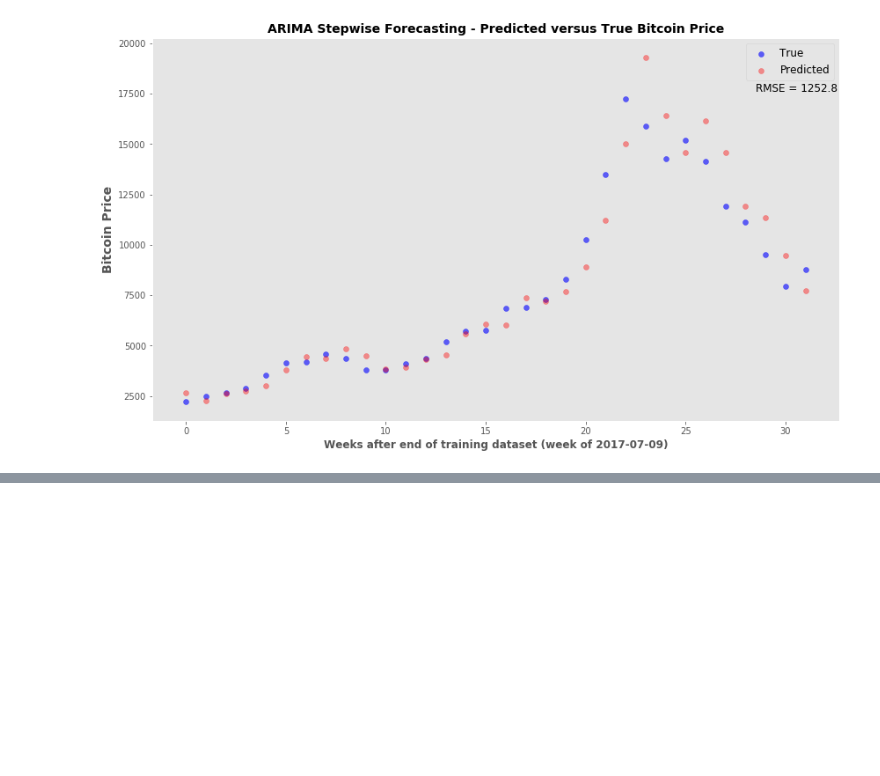
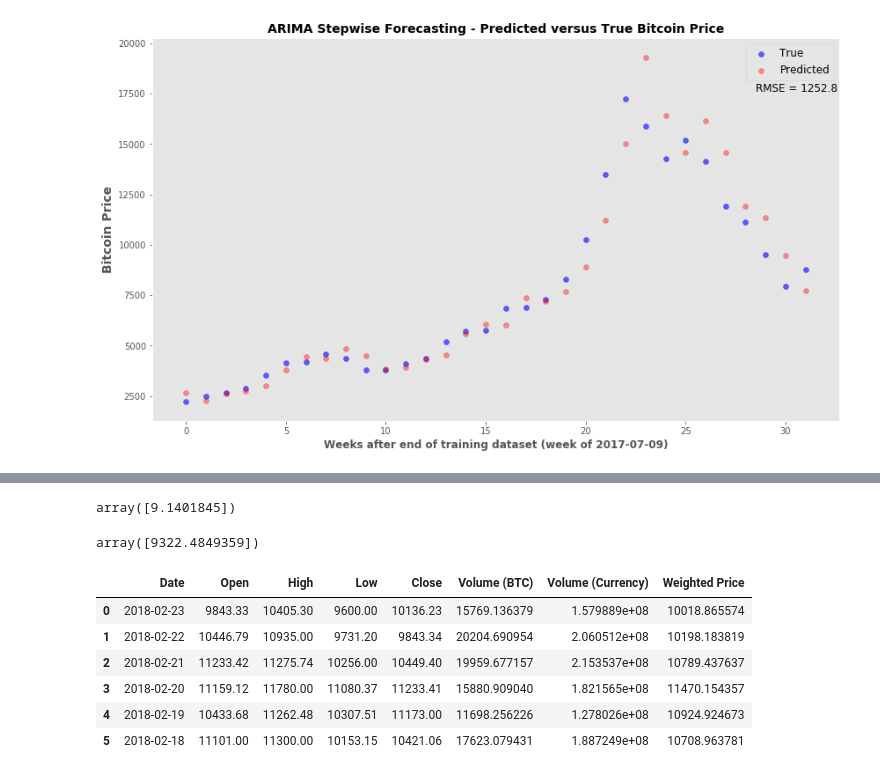
Before and after one commit to pineda-vv/bitcoin_timeseries, a Jupyter notebook: peso_bitcoin_time_series.ipynb, the cells around one changed output, grey strips where cells are left out. Cells and saved outputs as stored; diff of their text form; code cells hidden in the pictures; blank space fills up the shorter version.

```diff
--- a/peso_bitcoin_time_series.ipynb
+++ b/peso_bitcoin_time_series.ipynb
@@ -591,0 +644,20 @@ plt.savefig('data/forecasting_stepwise.png')
+# %%
+forecast_plus[0]
+# %% [output]
+array([9.1401845])
+# %%
+np.exp(forecast_plus[0])
+# %% [output]
+array([9322.4849359])
+# %%
+true_week_out = pd.read_csv('data/one_week_outBTC.csv', sep=',')
+# %%
+true_week_out
+# %% [output]
+|  | Date | Open | High | Low | Close | Volume (BTC) | Volume (Currency) | Weighted Price |
+| 0 | 2018-02-23 | 9843.33 | 10405.30 | 9600.00 | 10136.23 | 15769.136379 | 1.579889e+08 | 10018.865574 |
+| 1 | 2018-02-22 | 10446.79 | 10935.00 | 9731.20 | 9843.34 | 20204.690954 | 2.060512e+08 | 10198.183819 |
+| 2 | 2018-02-21 | 11233.42 | 11275.74 | 10256.00 | 10449.40 | 19959.677157 | 2.153537e+08 | 10789.437637 |
+| 3 | 2018-02-20 | 11159.12 | 11780.00 | 11080.37 | 11233.41 | 15880.909040 | 1.821565e+08 | 11470.154357 |
+| 4 | 2018-02-19 | 10433.68 | 11262.48 | 10307.51 | 11173.00 | 11698.256226 | 1.278026e+08 | 10924.924673 |
+| 5 | 2018-02-18 | 11101.00 | 11300.00 | 10153.15 | 10421.06 | 17623.079431 | 1.887249e+08 | 10708.963781 |
```
Also changed, not shown: parts of 19 cells of this notebook, 3 other files.
